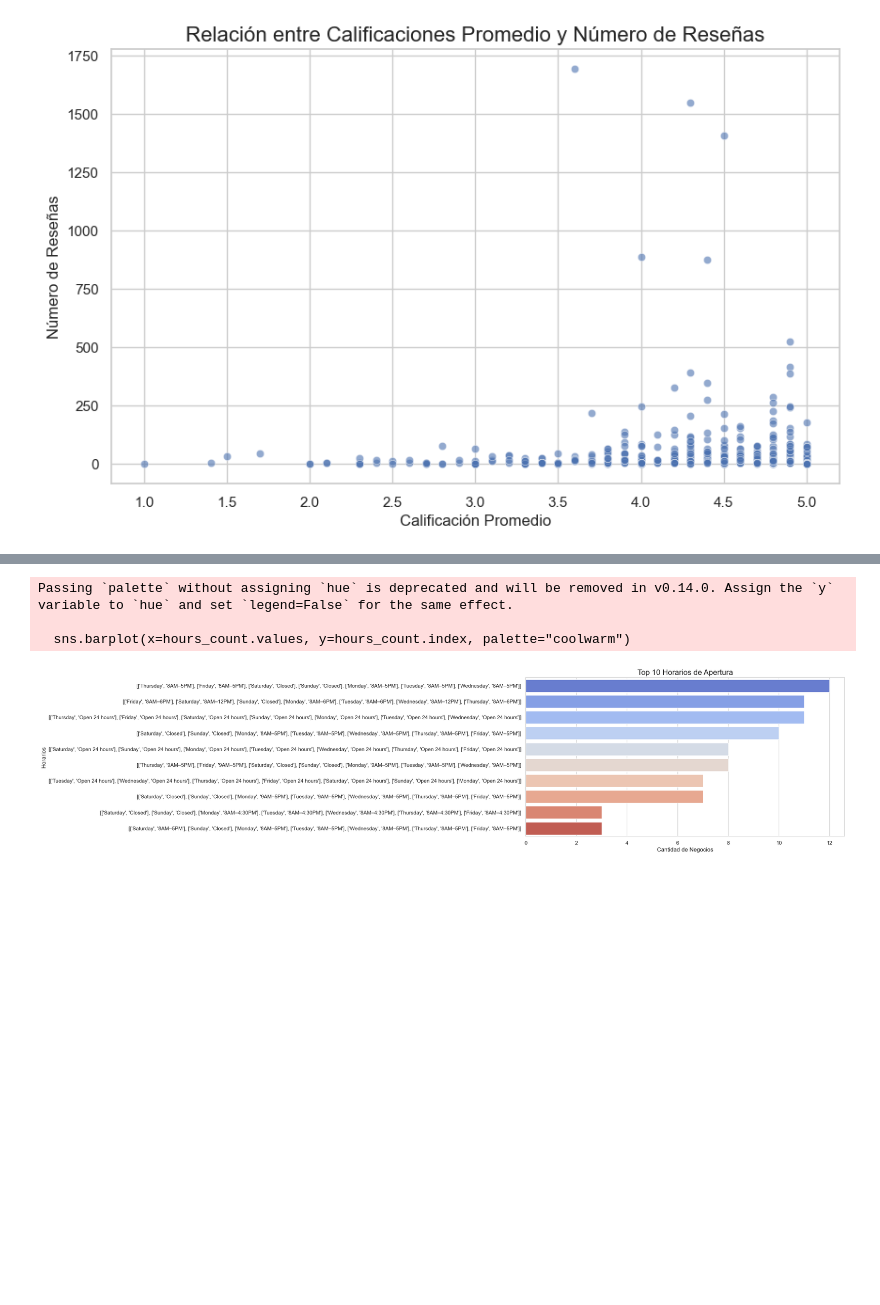
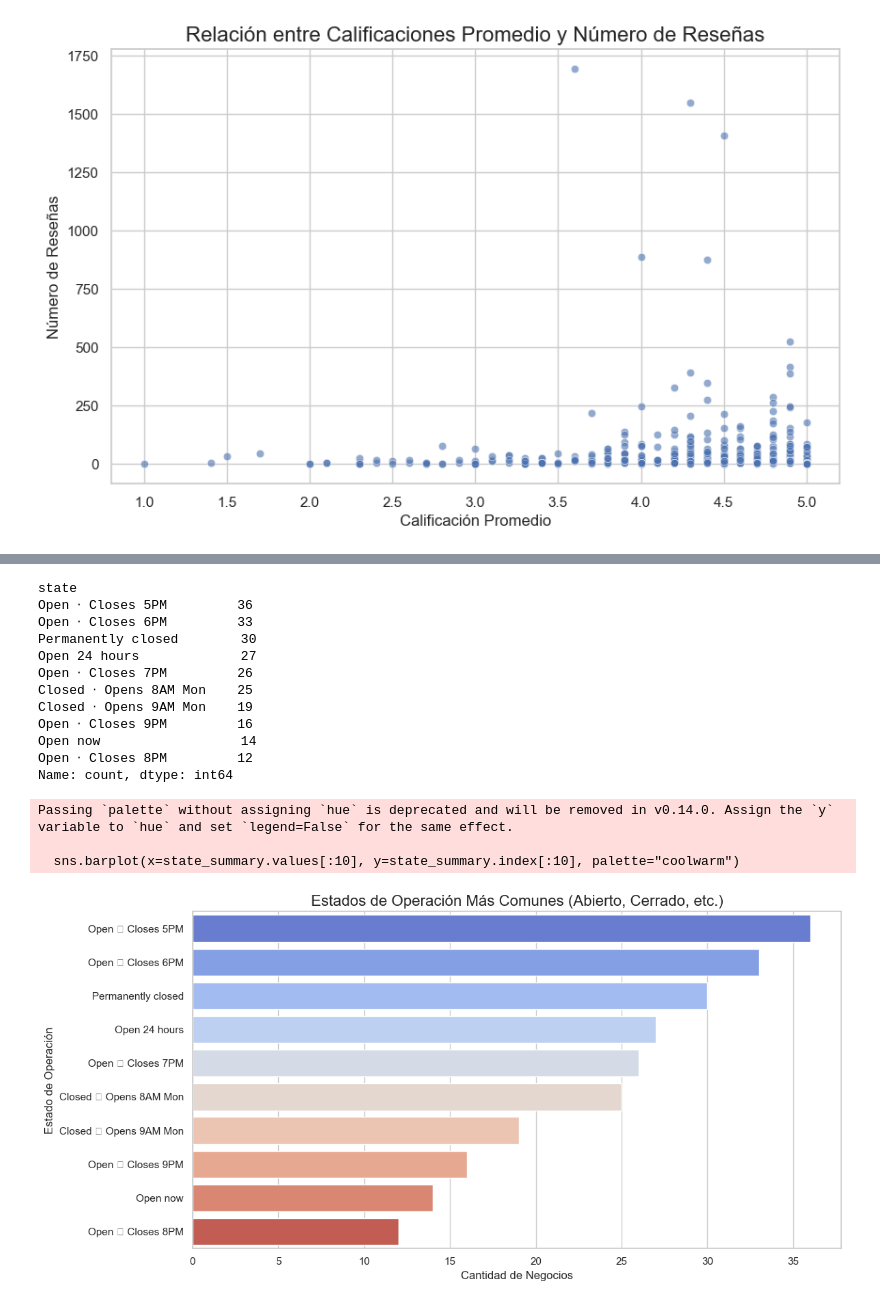
Before and after one commit to SantiagoQuicenoNovoaZikpo/PF-Google-Yelp-ML-, a Jupyter notebook: eda_google_maps.ipynb, the cells around one changed output, grey strips where cells are left out. Saved outputs shown, nothing was run; the diff lists cells and outputs as text; code cells hidden in the pictures; blank space fills up the shorter version.

Commit message:
Añadido EDA y gráficos al proyecto

```diff
--- a/eda_google_maps.ipynb
+++ b/eda_google_maps.ipynb
@@ -8,13 +8,13 @@ from tqdm import tqdm
 folder_path = r"C:\Users\carda\Downloads\Data Science Henry DataFt25\PF Henry\data\Google Maps"
 
 # Ruta para guardar los archivos procesados
-processed_folder = r"C:\Users\carda\Downloads\Data Science Henry DataFt25\PF Henry\data\Google Maps\processed"
+processed_folder = r"C:\Users\carda\Downloads\Data Science Henry DataFt25\PF Henry\data\Google Maps\output"
 
 # Crear la carpeta para guardar archivos procesados si no existe
 os.makedirs(processed_folder, exist_ok=True)
 
 # Procesar los archivos JSON
-files_to_process = os.listdir(folder_path)
+files_to_process = [f for f in os.listdir(folder_path) if f.endswith(".json")]  # Filtrar solo archivos JSON
 for file_name in tqdm(files_to_process, desc="Procesando archivos JSON"):
     file_path = os.path.join(folder_path, file_name)
     processed_data = []  # Lista para almacenar datos procesados
@@ -109,0 +207,20 @@ plt.show()
+# %%
+# Verificar si las columnas 'avg_rating' y 'price' están disponibles
+if "avg_rating" in combined_df.columns and "price" in combined_df.columns:
+    # Crear una nueva columna para la longitud del símbolo de precio ('$' -> económico, '$$$$' -> caro)
+    combined_df["price_level"] = combined_df["price"].apply(lambda x: len(x) if isinstance(x, str) else 0)
+
+    # Filtrar para considerar solo negocios con calificación promedio válida y un nivel de precio definido
+    filtered_df = combined_df[(combined_df["avg_rating"].notna()) & (combined_df["price_level"] > 0)]
+
+    # Boxplot para mostrar la distribución de calificaciones por nivel de precio
+    plt.figure(figsize=(12, 6))
+    sns.boxplot(data=filtered_df, x="price_level", y="avg_rating", palette="coolwarm")
+    plt.title("Relación entre Nivel de Precio y Calificación Promedio", fontsize=16)
+    plt.xlabel("Nivel de Precio (Cantidad de '$')", fontsize=12)
+    plt.ylabel("Calificación Promedio", fontsize=12)
+    plt.xticks(ticks=[0, 1, 2, 3, 4], labels=["Gratis", "Económico", "Moderado", "Caro", "Lujo"])
+    plt.tight_layout()
+    plt.show()
+else:
+    print("Las columnas 'avg_rating' y/o 'price' no están disponibles en el DataFrame.")
@@ -110,16 +232,32 @@ plt.show()
 # %%
-# Procesar los horarios y contarlos
-hours_count = combined_df["hours"].value_counts().head(10)
+# Contar los valores únicos en la columna "state"
+state_summary = combined_df["state"].value_counts()
 
-# Gráfico de barras horizontales
+# Mostrar los valores más comunes
+print(state_summary.head(10))
+
+# Graficar los valores más comunes
 plt.figure(figsize=(12, 6))
-sns.barplot(x=hours_count.values, y=hours_count.index, palette="coolwarm")
-plt.title("Top 10 Horarios de Apertura", fontsize=16)
+sns.barplot(x=state_summary.values[:10], y=state_summary.index[:10], palette="coolwarm")
+plt.title("Estados de Operación Más Comunes (Abierto, Cerrado, etc.)", fontsize=16)
 plt.xlabel("Cantidad de Negocios", fontsize=12)
-plt.ylabel("Horarios", fontsize=12)
+plt.ylabel("Estado de Operación", fontsize=12)
+plt.tight_layout()
 plt.show()
 # %% [output]
-Passing `palette` without assigning `hue` is deprecated and will be removed in v0.14.0. Assign the `y` variable to `hue` and set `legend=False` for the same effect.
-
-  sns.barplot(x=hours_count.values, y=hours_count.index, palette="coolwarm")
+state
+Open ⋅ Closes 5PM         36
+Open ⋅ Closes 6PM         33
+Permanently closed        30
+Open 24 hours             27
+Open ⋅ Closes 7PM         26
+Closed ⋅ Opens 8AM Mon    25
+Closed ⋅ Opens 9AM Mon    19
+Open ⋅ Closes 9PM         16
+Open now                  14
+Open ⋅ Closes 8PM         12
+Name: count, dtype: int64
+Passing `palette` without assigning `hue` is deprecated and will be removed in v0.14.0. Assign the `y` variable to `hue` and set `legend=False` for the same effect.
+
+  sns.barplot(x=state_summary.values[:10], y=state_summary.index[:10], palette="coolwarm")
-[figure, old version]
+[figure, new version]
```
Also changed, not shown: parts of 9 cells of this notebook.
